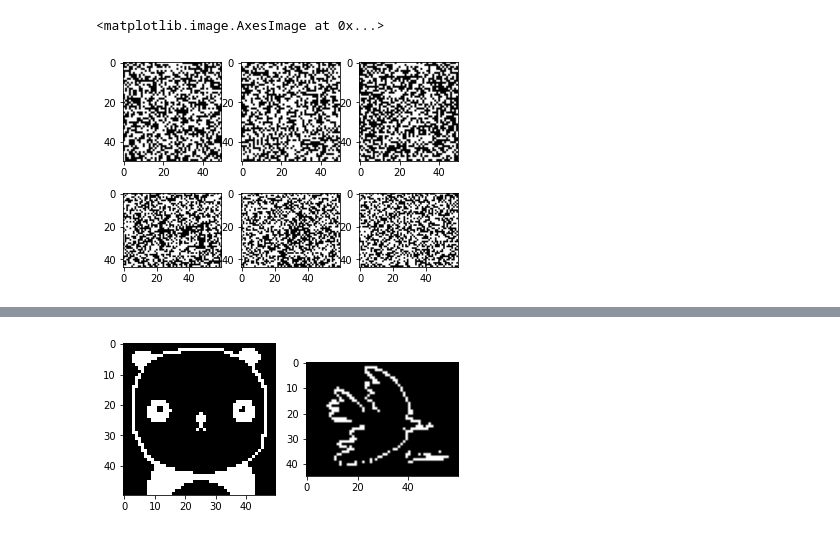
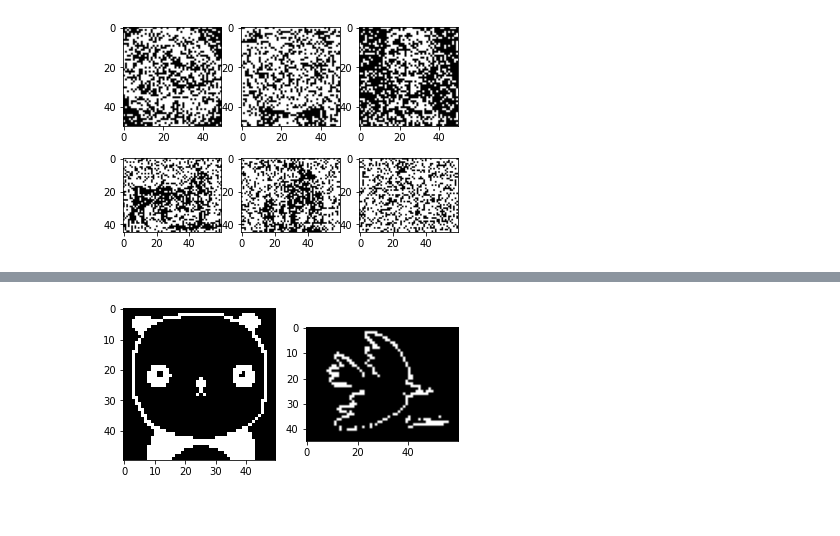
Before and after one commit to djorgeext/Redes-neuronales, a Jupyter notebook: TP2/Ejercicio_1/hopfield_2.ipynb, the cells around one changed output, grey strips where cells are left out. Drawn from its saved outputs; the diff is of its cells as text; code cells hidden in the pictures.

```diff
--- a/TP2/Ejercicio_1/hopfield_2.ipynb
+++ b/TP2/Ejercicio_1/hopfield_2.ipynb
@@ -47,36 +51,36 @@ def noisy(pixels, image):
     n = image.size
     img = image.flatten()
     for _ in range(pixels):
         i = np.random.randint(0, n)
         img[i] = -img[i]
     return img.reshape(image.shape)
 
 # Add noise to the image
-noise = 2500
+noise = 1000
 img1_noisy = noisy(noise, img1)
 img2_noisy = noisy(noise, img2)
 img3_noisy = noisy(noise, img3)
 img4_noisy = noisy(noise, img4)
 img5_noisy = noisy(noise, img5)
 img6_noisy = noisy(noise, img6)
 
 # show noisy images
 plt.figure()
 plt.subplot(231)
 plt.imshow(img1_noisy, cmap='gray')
 plt.subplot(232)
 plt.imshow(img2_noisy, cmap='gray')
 plt.subplot(233)
 plt.imshow(img3_noisy, cmap='gray')
 plt.subplot(234)
 plt.imshow(img4_noisy, cmap='gray')
 plt.subplot(235)
 plt.imshow(img5_noisy, cmap='gray')
 plt.subplot(236)
 plt.imshow(img6_noisy, cmap='gray')
+plt.savefig('noisy_images.png')
 # %% [output]
-<matplotlib.image.AxesImage at 0x...>
-[figure, old version]
+[figure, new version]
 # %%
 # clean noisy images
 img1_clean = update(img1_noisy, w1)
```
Also changed, not shown: parts of 6 cells of this notebook, 15 other files.
